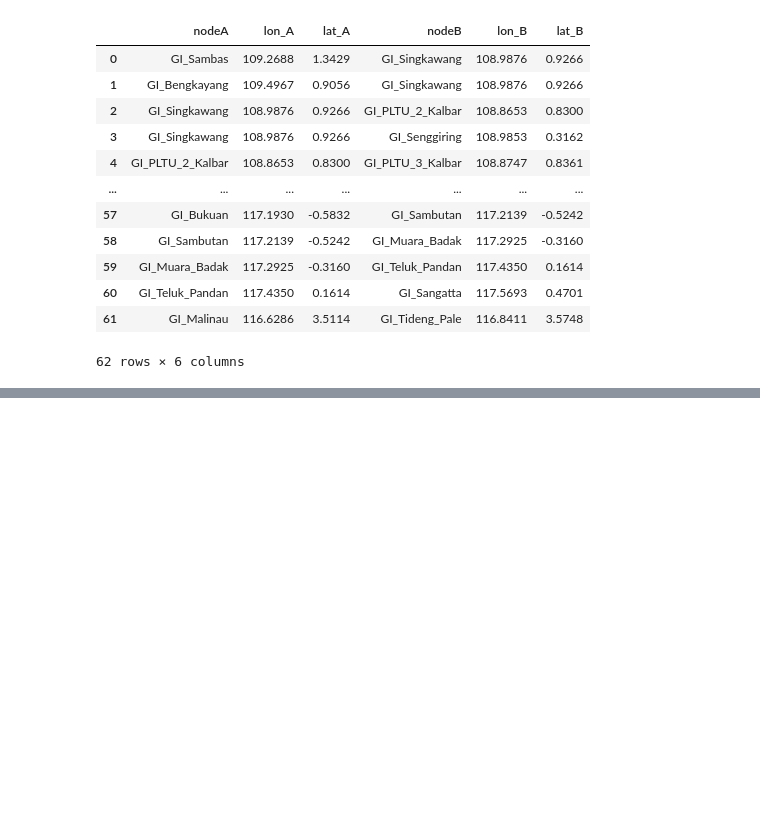
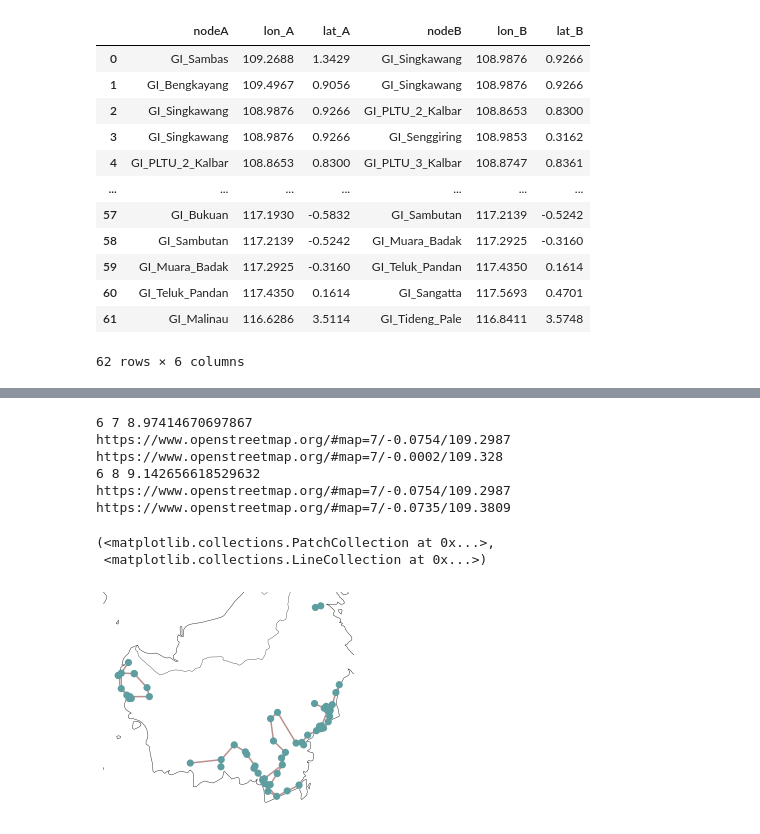
Before and after one commit to hilmandepe/kalimantan_power_system, a Jupyter notebook: model_kalimantan.ipynb, the cells around one changed output, grey strips where cells are left out. Cells and saved outputs as stored; diff of their text form; code cells hidden in the pictures; blank space fills up the shorter version.

```diff
--- a/model_kalimantan.ipynb
+++ b/model_kalimantan.ipynb
@@ -100,0 +139,14 @@ display(basemap)
+# %%
+# drop the DC lines
+# not sure how this works
+
+for voltage in [300,400,450]:
+    links.drop(links[links.voltage == voltage].index,inplace=True)
+# %%
+# build the network
+# don't forget to pray for the best
+
+network = pypsa.Network()
+
+pypsa.io.import_components_from_dataframe(network, vertices, "Bus")
+pypsa.io.import_components_from_dataframe(network, links, "Line")
@@ -100,0 +173,16 @@ display(basemap)
+# %%
+# determine the voltage of the buses by the lines which end there
+
+network.lines.voltage.value_counts()
+
+buses_by_voltage = {}
+for voltage in network.lines.voltage.value_counts().index:
+    buses_by_voltage[voltage] = set(network.lines[network.lines.voltage == voltage].bus0)\
+                                | set(network.lines[network.lines.voltage == voltage].bus1)
+# %%
+# give proprity to 150 kV
+
+network.buses["v_nom"] = 150
+network.buses.loc[buses_by_voltage[150], "v_nom"] = 150
+
+network.buses.v_nom.value_counts(dropna = False)
@@ -100,0 +217,32 @@ display(basemap)
+# %%
+# Example all substations which are close to
+# each other geographically by not connected in network.adj
+
+start = 0  #km
+stop = 10 #km
+
+for (u,v),dist in pairs.sort_values().iteritems():
+    if dist < start:
+        continue
+    if dist > stop:
+        break
+    if u in network.graph().adj[v]:
+        continue
+
+    print(u,v,dist)
+
+    u_x = network.buses.at[u,"x"]
+    u_y = network.buses.at[u,"y"]
+    v_x = network.buses.at[v,"x"]
+    v_y = network.buses.at[v,"y"]
+
+    #have a look what's going on in OSM
+    print("https://www.openstreetmap.org/#map=7/{}/{}".format(u_y,u_x))
+    print("https://www.openstreetmap.org/#map=7/{}/{}".format(v_y,v_x))
+# %% [output]
+6 7 8.97414670697867
+https://www.openstreetmap.org/#map=7/-0.0754/109.2987
+https://www.openstreetmap.org/#map=7/-0.0002/109.328
+6 8 9.142656618529632
+https://www.openstreetmap.org/#map=7/-0.0754/109.2987
+https://www.openstreetmap.org/#map=7/-0.0735/109.3809
@@ -100,0 +293,10 @@ display(basemap)
+# %%
+# determine the connected components (again?)
+
+network.determine_network_topology()
+
+network.plot()
+# %% [output]
+(<matplotlib.collections.PatchCollection at 0x...>,
+ <matplotlib.collections.LineCollection at 0x...>)
+[figure, added]
```
Also changed, not shown: parts of 16 cells of this notebook.
